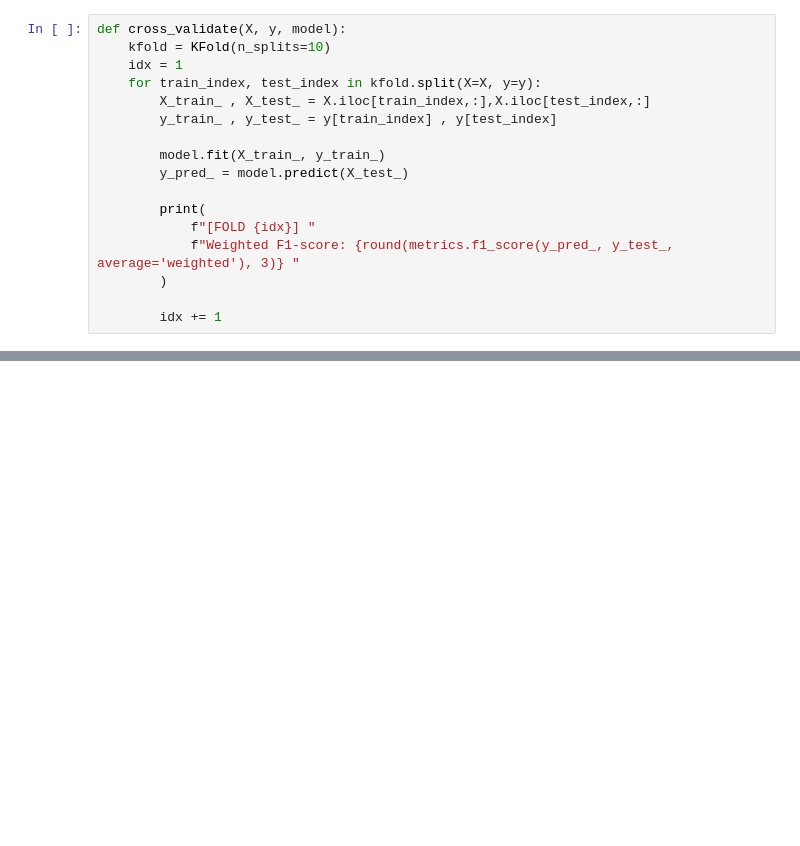
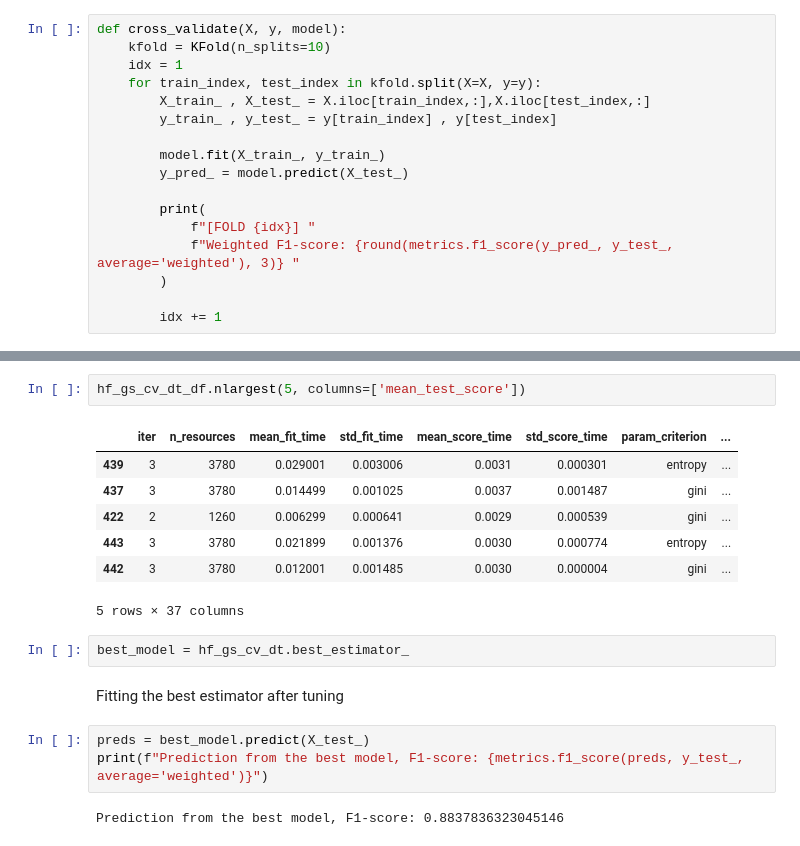
Before and after one commit to Abhiswain97/DryBeanClassification, a Jupyter notebook: Phase-3-Feature-Selection-and-Modelling .ipynb, the cells around one changed output, grey strips where cells are left out. Cells and saved outputs as stored; diff of their text form; blank space fills up the shorter version.

```diff
--- a/Phase-3-Feature-Selection-and-Modelling .ipynb
+++ b/Phase-3-Feature-Selection-and-Modelling .ipynb
@@ -329,0 +402,19 @@ cross_validate(X, y, DecisionTreeClassifier())
+# %%
+hf_gs_cv_dt_df.nlargest(5, columns=['mean_test_score'])
+# %% [output]
+|  | iter | n_resources | mean_fit_time | std_fit_time | mean_score_time | std_score_time | param_criterion | ... |
+| 439 | 3 | 3780 | 0.029001 | 0.003006 | 0.0031 | 0.000301 | entropy | ... |
+| 437 | 3 | 3780 | 0.014499 | 0.001025 | 0.0037 | 0.001487 | gini | ... |
+| 422 | 2 | 1260 | 0.006299 | 0.000641 | 0.0029 | 0.000539 | gini | ... |
+| 443 | 3 | 3780 | 0.021899 | 0.001376 | 0.0030 | 0.000774 | entropy | ... |
+| 442 | 3 | 3780 | 0.012001 | 0.001485 | 0.0030 | 0.000004 | gini | ... |
+5 rows × 37 columns
+# %%
+best_model = hf_gs_cv_dt.best_estimator_
+# %% [markdown]
+Fitting the best estimator after tuning
+# %%
+preds = best_model.predict(X_test_)
+print(f"Prediction from the best model, F1-score: {metrics.f1_score(preds, y_test_, average='weighted')}")
+# %% [output]
+Prediction from the best model, F1-score: 0.8837836323045146
```
Also changed, not shown: parts of 27 cells of this notebook, 1 other file.
